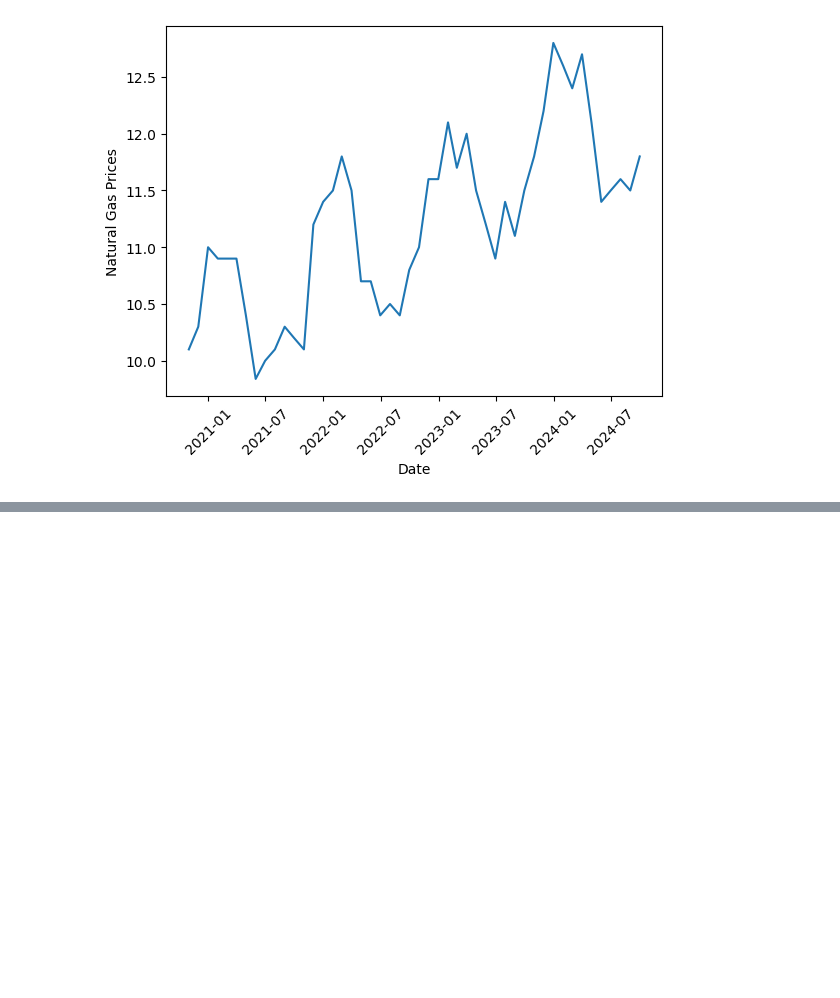
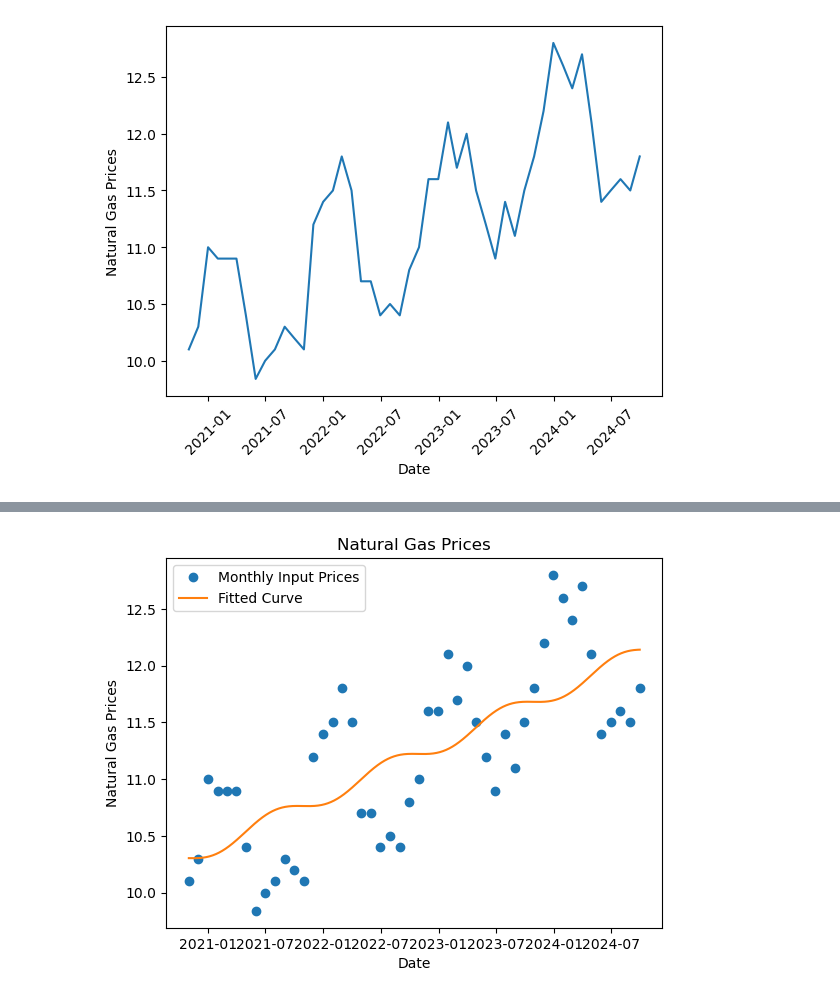
Before and after one commit to odhiambo1738/natural-gas-prediction, a Jupyter notebook: natural gas solution.ipynb, the cells around one changed output, grey strips where cells are left out. Drawn from its saved outputs; the diff is of its cells as text; code cells hidden in the pictures; blank space fills up the shorter version.

```diff
--- a/natural gas solution.ipynb
+++ b/natural gas solution.ipynb
@@ -62,0 +132,17 @@ interpolate()
+# %%
+#Fix the monthly input prices to the sine curve
+x= np.array(days_from_start)
+y = np.array(prices)
+fit_amplitude = np.sqrt(slope1 ** 2 + slope2 ** 2)
+fit_shift = np.arctan2(slope2, slope1)
+fit_slope, fit_intercept = simple_regression(x, y - fit_amplitude * np.sin(x * 2 * np.pi / 365 + fit_shift))
+plt.plot(dates, y, 'o', label='Monthly Input Prices')
+plt.plot(continuous_dates, fit_amplitude * np.sin((continuous_dates - pd.Timestamp(start_date)).days * 2 * np.pi / 365 + fit_shift) + (continuous_dates - pd.Timestamp(start_date)).days * fit_slope + fit_intercept, label='Fitted Curve')
+
+plt.xlabel('Date')
+plt.ylabel('Natural Gas Prices')
+plt.title('Natural Gas Prices')
+plt.legend()
+plt.show()
+# %% [output]
+[figure, added]
```
Also changed, not shown: parts of 4 cells of this notebook.
